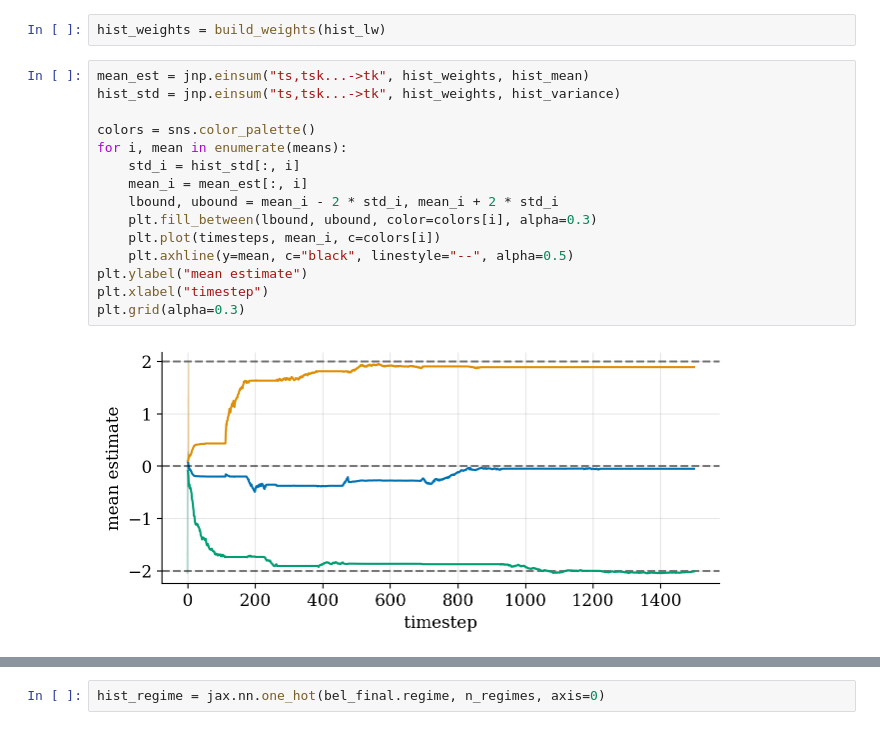
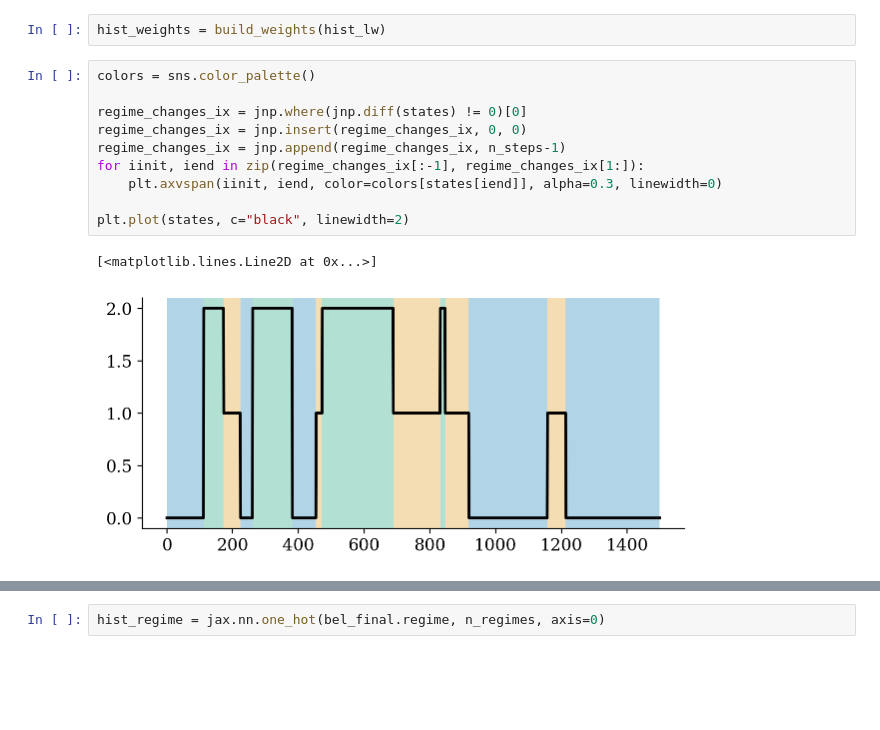
Before and after one commit to gerdm/bayes, a Jupyter notebook: online-hmm.ipynb, the cells around one changed output, grey strips where cells are left out. Cells and saved outputs as stored; diff of their text form; blank space fills up the shorter version.

```diff
--- a/online-hmm.ipynb
+++ b/online-hmm.ipynb
@@ -406,20 +410,16 @@ _step = partial(step_optimal, cfg=cfg)
 bel_final, (hist_lw, hist_mean, hist_variance) = jax.lax.scan(_step, bel_init, Xs)
 # %%
 hist_weights = build_weights(hist_lw)
-# %%
-mean_est = jnp.einsum("ts,tsk...->tk", hist_weights, hist_mean)
-hist_std = jnp.einsum("ts,tsk...->tk", hist_weights, hist_variance)
-
-colors = sns.color_palette()
-for i, mean in enumerate(means):
-    std_i = hist_std[:, i]
-    mean_i = mean_est[:, i]
-    lbound, ubound = mean_i - 2 * std_i, mean_i + 2 * std_i
-    plt.fill_between(lbound, ubound, color=colors[i], alpha=0.3)
-    plt.plot(timesteps, mean_i, c=colors[i])
-    plt.axhline(y=mean, c="black", linestyle="--", alpha=0.5)
-plt.ylabel("mean estimate")
-plt.xlabel("timestep")
-plt.grid(alpha=0.3)
-# %% [output]
-[figure, removed]
+# %%
+colors = sns.color_palette()
+
+regime_changes_ix = jnp.where(jnp.diff(states) != 0)[0]
+regime_changes_ix = jnp.insert(regime_changes_ix, 0, 0)
+regime_changes_ix = jnp.append(regime_changes_ix, n_steps-1)
+for iinit, iend in zip(regime_changes_ix[:-1], regime_changes_ix[1:]):
+    plt.axvspan(iinit, iend, color=colors[states[iend]], alpha=0.3, linewidth=0)
+
+plt.plot(states, c="black", linewidth=2)
+# %% [output]
+[<matplotlib.lines.Line2D at 0x...>]
+[figure, added]
```
Also changed, not shown: parts of 11 cells of this notebook.
